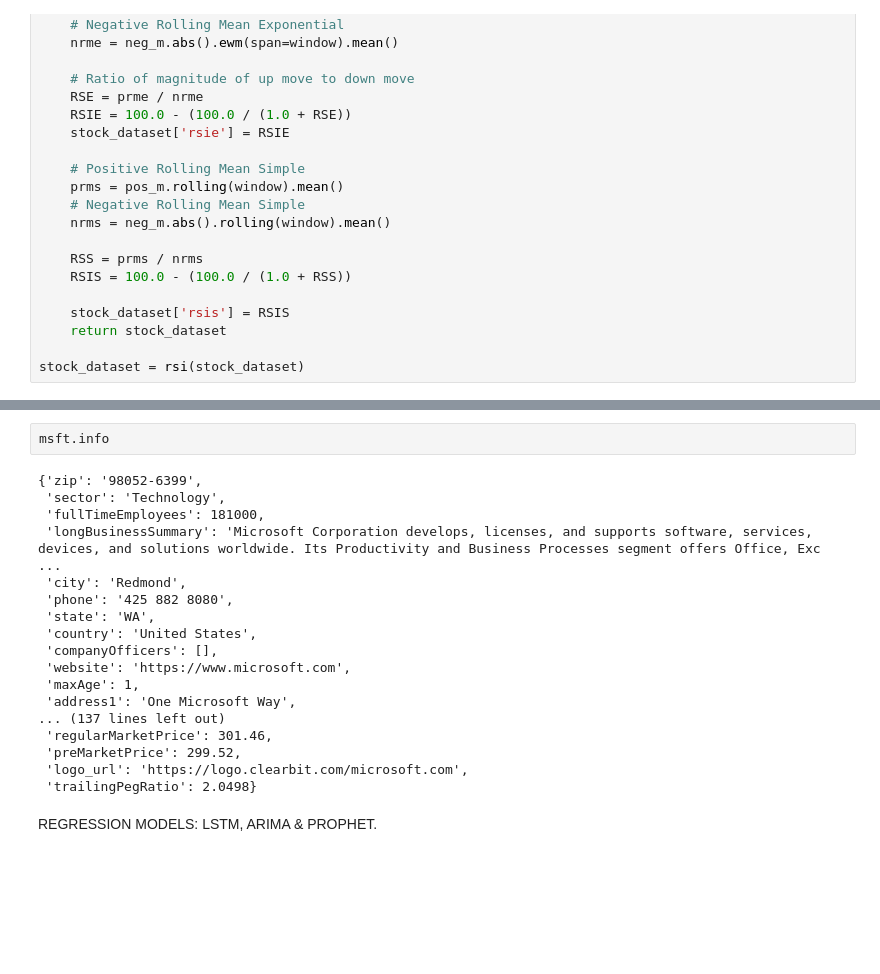
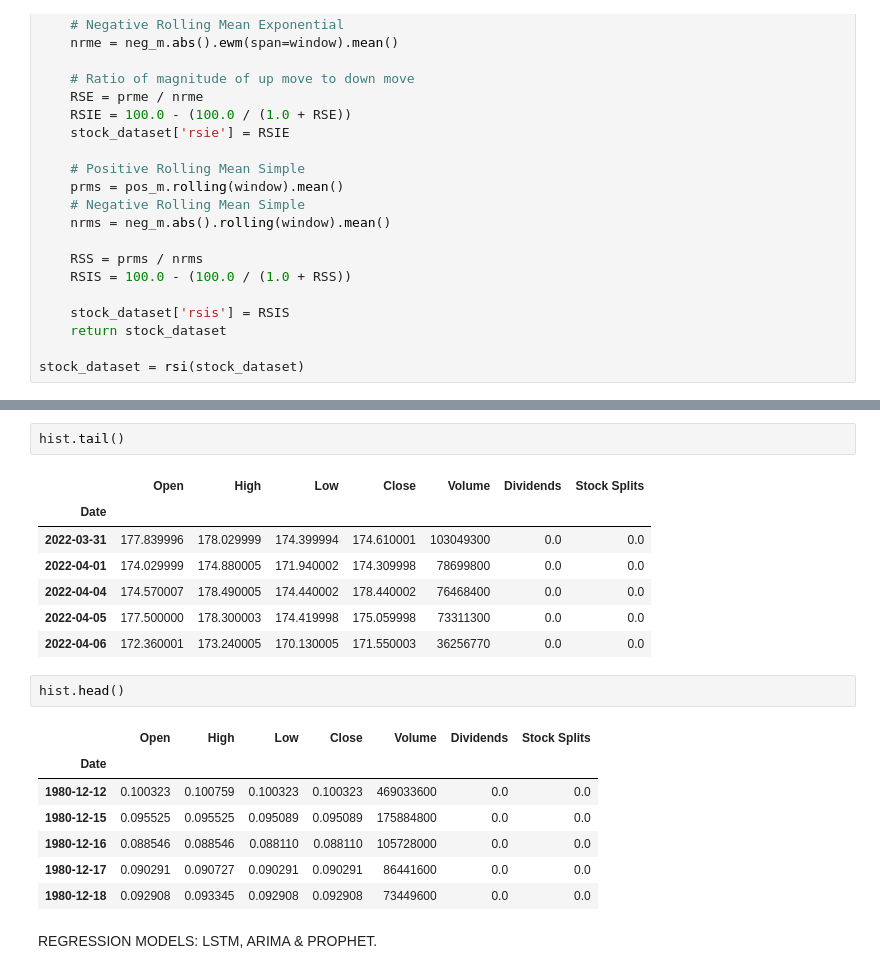
Before and after one commit to shrestha-rahul/Dissertation-Project, a Jupyter notebook: Machine Learning/Yahoo_Stock_Data_EDA.ipynb, the cells around one changed output, grey strips where cells are left out. Drawn from its saved outputs; the diff is of its cells as text; blank space fills up the shorter version.

```diff
--- a/Machine Learning/Yahoo_Stock_Data_EDA.ipynb
+++ b/Machine Learning/Yahoo_Stock_Data_EDA.ipynb
@@ -341,23 +341,23 @@ hist
-# %%
-msft.info
-# %% [output]
-{'zip': '98052-6399',
- 'sector': 'Technology',
- 'fullTimeEmployees': 181000,
- 'longBusinessSummary': 'Microsoft Corporation develops, licenses, and supports software, services, devices, and solutions worldwide. Its Productivity and Business Processes segment offers Office, Exc ...
- 'city': 'Redmond',
- 'phone': '425 882 8080',
- 'state': 'WA',
- 'country': 'United States',
- 'companyOfficers': [],
- 'website': 'https://www.microsoft.com',
- 'maxAge': 1,
- 'address1': 'One Microsoft Way',
-... (137 lines left out)
- 'regularMarketPrice': 301.46,
- 'preMarketPrice': 299.52,
- 'logo_url': 'https://logo.clearbit.com/microsoft.com',
- 'trailingPegRatio': 2.0498}
+# %%
+hist.tail()
+# %% [output]
+|  | Open | High | Low | Close | Volume | Dividends | Stock Splits |
+| Date |  |  |  |  |  |  |  |
+| 2022-03-31 | 177.839996 | 178.029999 | 174.399994 | 174.610001 | 103049300 | 0.0 | 0.0 |
+| 2022-04-01 | 174.029999 | 174.880005 | 171.940002 | 174.309998 | 78699800 | 0.0 | 0.0 |
+| 2022-04-04 | 174.570007 | 178.490005 | 174.440002 | 178.440002 | 76468400 | 0.0 | 0.0 |
+| 2022-04-05 | 177.500000 | 178.300003 | 174.419998 | 175.059998 | 73311300 | 0.0 | 0.0 |
+| 2022-04-06 | 172.360001 | 173.240005 | 170.130005 | 171.550003 | 36256770 | 0.0 | 0.0 |
+# %%
+hist.head()
+# %% [output]
+|  | Open | High | Low | Close | Volume | Dividends | Stock Splits |
+| Date |  |  |  |  |  |  |  |
+| 1980-12-12 | 0.100323 | 0.100759 | 0.100323 | 0.100323 | 469033600 | 0.0 | 0.0 |
+| 1980-12-15 | 0.095525 | 0.095525 | 0.095089 | 0.095089 | 175884800 | 0.0 | 0.0 |
+| 1980-12-16 | 0.088546 | 0.088546 | 0.088110 | 0.088110 | 105728000 | 0.0 | 0.0 |
+| 1980-12-17 | 0.090291 | 0.090727 | 0.090291 | 0.090291 | 86441600 | 0.0 | 0.0 |
+| 1980-12-18 | 0.092908 | 0.093345 | 0.092908 | 0.092908 | 73449600 | 0.0 | 0.0 |
 # %% [markdown]
 REGRESSION MODELS: LSTM, ARIMA & PROPHET.
 # %% [markdown]
```
Also changed, not shown: parts of 18 cells of this notebook, 8 other files.
